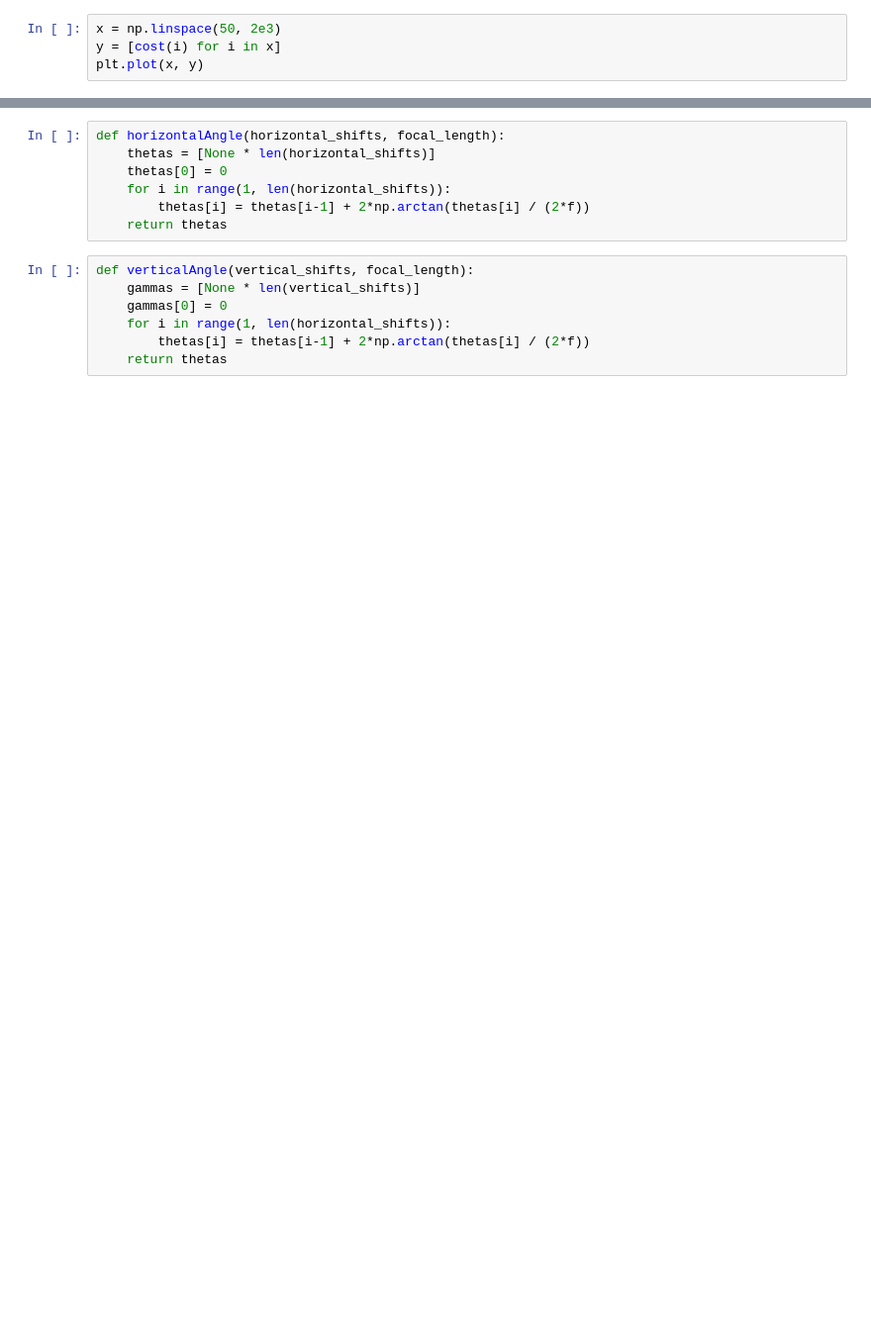
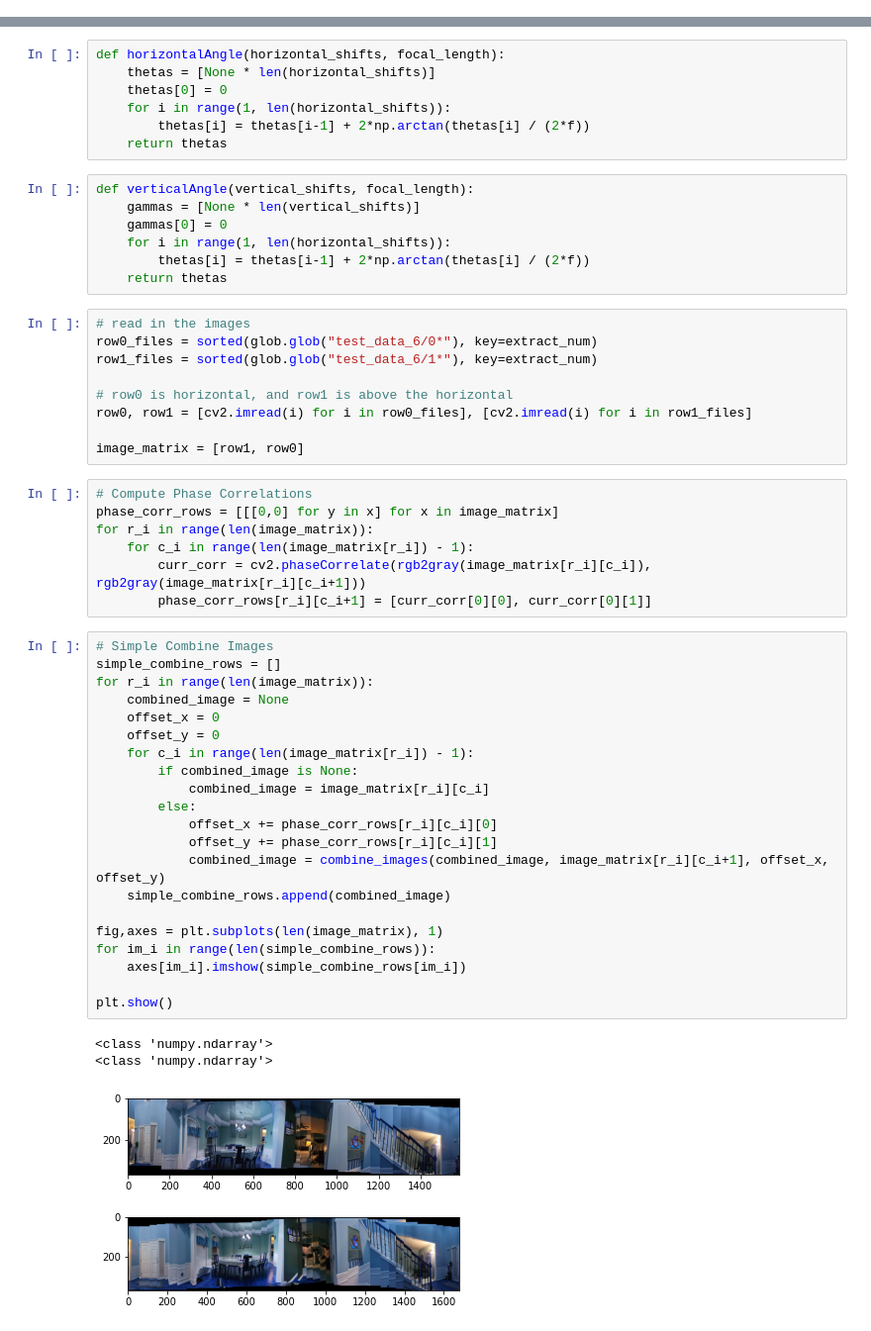
Before and after one commit to aapatni/mosaic-reconstruction, a Jupyter notebook: Mosaic v3.ipynb, the cells around one changed output, grey strips where cells are left out. Shown at 99% size. Cells and saved outputs as stored; diff of their text form; blank space fills up the shorter version.

```diff
--- a/Mosaic v3.ipynb
+++ b/Mosaic v3.ipynb
@@ -116,4 +68,0 @@ plt.plot(row0_offset_x)
-# %%
-x = np.linspace(50, 2e3)
-y = [cost(i) for i in x]
-plt.plot(x, y)
@@ -148,3 +80,44 @@ def verticalAngle(vertical_shifts, focal_length):
     for i in range(1, len(horizontal_shifts)):
         thetas[i] = thetas[i-1] + 2*np.arctan(thetas[i] / (2*f))
     return thetas
+# %%
+# read in the images
+row0_files = sorted(glob.glob("test_data_6/0*"), key=extract_num)
+row1_files = sorted(glob.glob("test_data_6/1*"), key=extract_num)
+
+# row0 is horizontal, and row1 is above the horizontal
+row0, row1 = [cv2.imread(i) for i in row0_files], [cv2.imread(i) for i in row1_files]
+
+image_matrix = [row1, row0]
+# %%
+# Compute Phase Correlations
+phase_corr_rows = [[[0,0] for y in x] for x in image_matrix]
+for r_i in range(len(image_matrix)):
+    for c_i in range(len(image_matrix[r_i]) - 1):
+        curr_corr = cv2.phaseCorrelate(rgb2gray(image_matrix[r_i][c_i]), rgb2gray(image_matrix[r_i][c_i+1]))
+        phase_corr_rows[r_i][c_i+1] = [curr_corr[0][0], curr_corr[0][1]]
+# %%
+# Simple Combine Images
+simple_combine_rows = []
+for r_i in range(len(image_matrix)):
+    combined_image = None
+    offset_x = 0
+    offset_y = 0
+    for c_i in range(len(image_matrix[r_i]) - 1):
+        if combined_image is None:
+            combined_image = image_matrix[r_i][c_i]
+        else:
+            offset_x += phase_corr_rows[r_i][c_i][0]
+            offset_y += phase_corr_rows[r_i][c_i][1]
+            combined_image = combine_images(combined_image, image_matrix[r_i][c_i+1], offset_x, offset_y)
+    simple_combine_rows.append(combined_image)
+
+fig,axes = plt.subplots(len(image_matrix), 1)
+for im_i in range(len(simple_combine_rows)):
+    axes[im_i].imshow(simple_combine_rows[im_i])
+
+plt.show()
+# %% [output]
+<class 'numpy.ndarray'>
+<class 'numpy.ndarray'>
+[figure, added]
```
Also changed, not shown: parts of 16 cells of this notebook, 1 other file.
